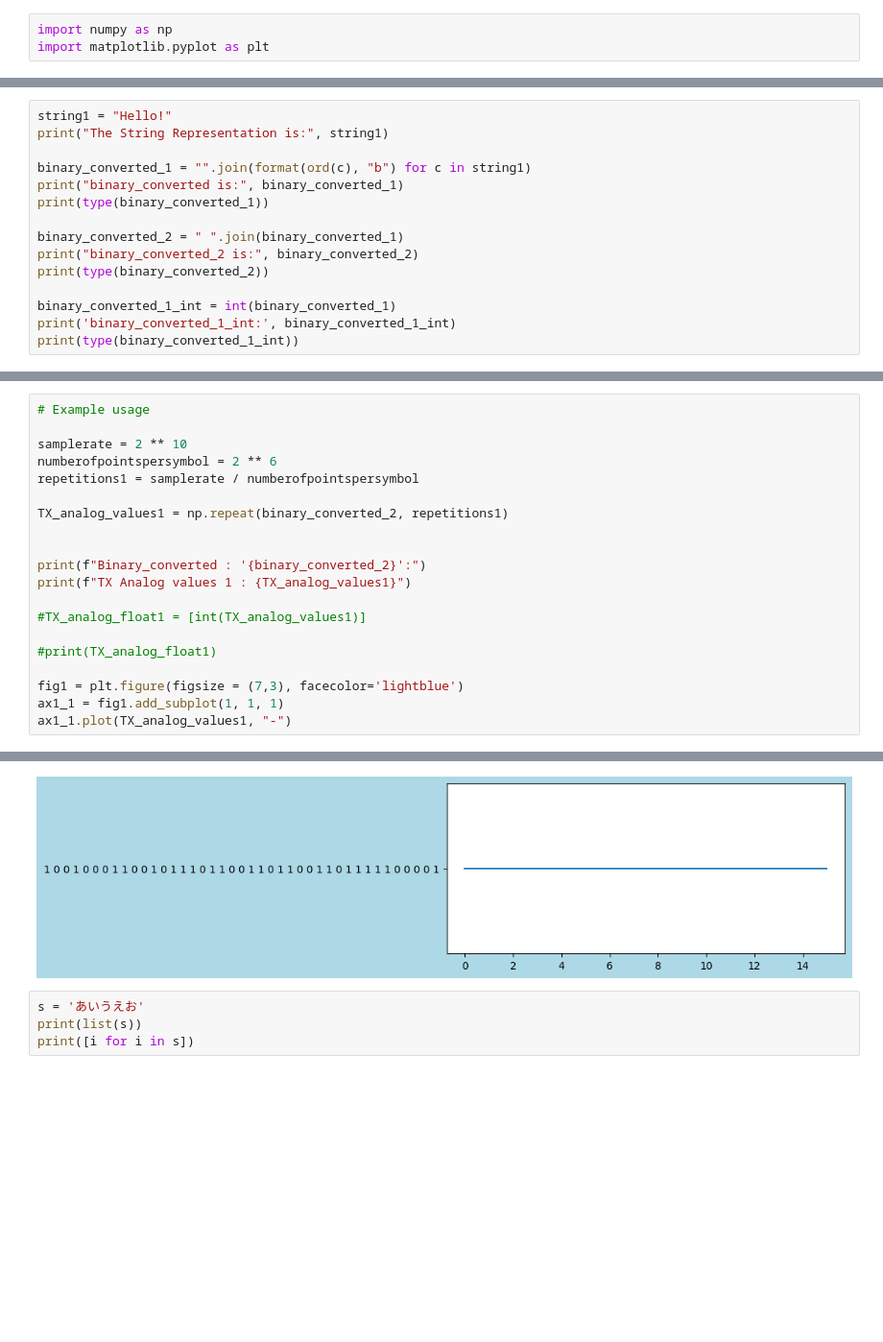
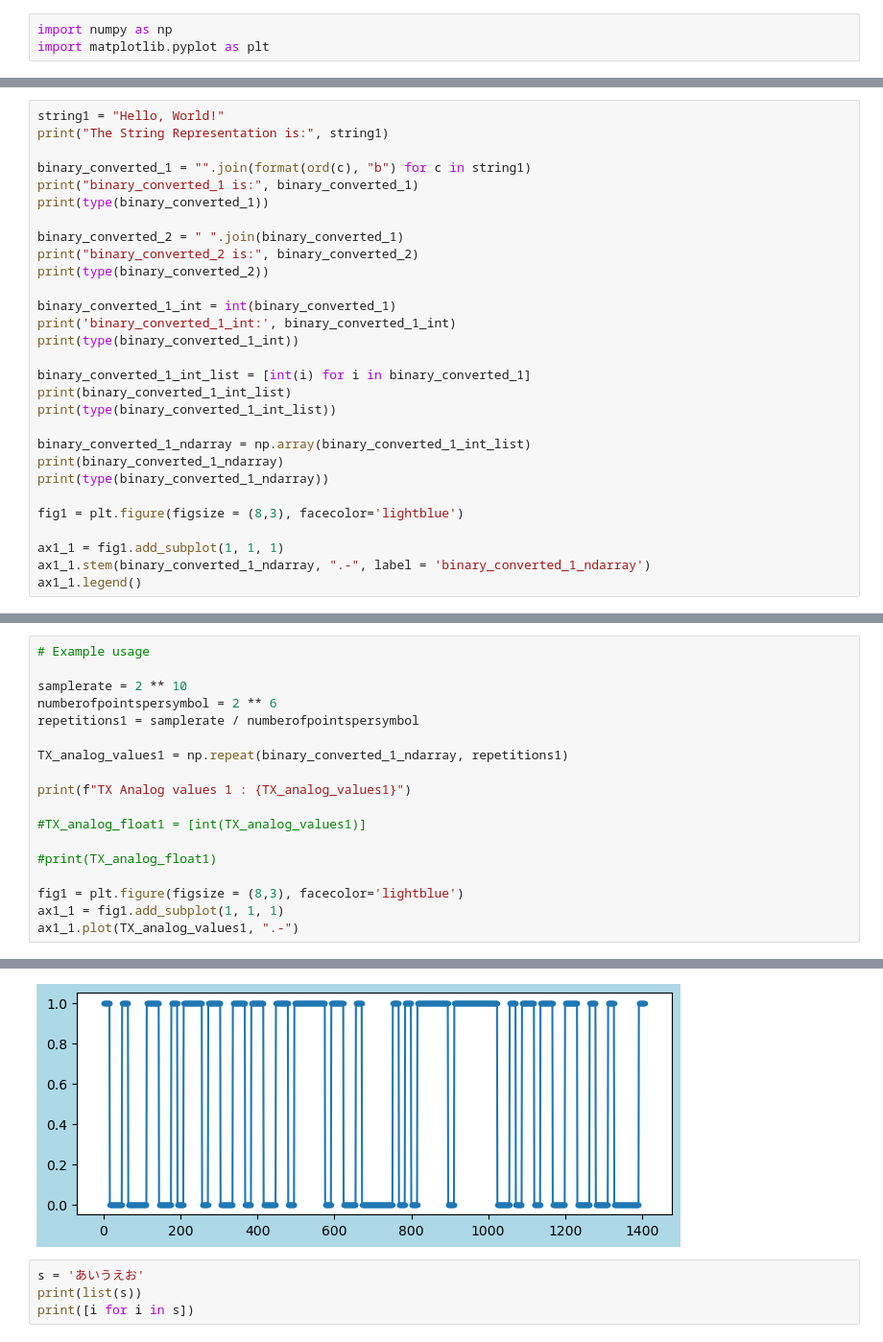
Before and after one commit to tacticstactics/Random_signal_generator, a Jupyter notebook: text_to_binary-1.ipynb, the cells around one changed output, grey strips where cells are left out. Shown at 96% size. Drawn from its saved outputs; the diff is of its cells as text; blank space fills up the shorter version.

```diff
--- a/text_to_binary-1.ipynb
+++ b/text_to_binary-1.ipynb
@@ -51,9 +51,9 @@ Original string: Hello, World!
 # %%
-string1 = "Hello!"
+string1 = "Hello, World!"
 print("The String Representation is:", string1)
 
 binary_converted_1 = "".join(format(ord(c), "b") for c in string1)
-print("binary_converted is:", binary_converted_1)
+print("binary_converted_1 is:", binary_converted_1)
 print(type(binary_converted_1))
 
 binary_converted_2 = " ".join(binary_converted_1)
@@ -63,4 +63,18 @@ print(type(binary_converted_2))
 binary_converted_1_int = int(binary_converted_1)
 print('binary_converted_1_int:', binary_converted_1_int)
 print(type(binary_converted_1_int))
+
+binary_converted_1_int_list = [int(i) for i in binary_converted_1]
+print(binary_converted_1_int_list)
+print(type(binary_converted_1_int_list))
+
+binary_converted_1_ndarray = np.array(binary_converted_1_int_list)
+print(binary_converted_1_ndarray)
+print(type(binary_converted_1_ndarray))
+
+fig1 = plt.figure(figsize = (8,3), facecolor='lightblue')
+
+ax1_1 = fig1.add_subplot(1, 1, 1)
+ax1_1.stem(binary_converted_1_ndarray, ".-", label = 'binary_converted_1_ndarray')
+ax1_1.legend()
 # %% [output]
@@ -78,17 +100,15 @@ samplerate = 2 ** 10
 numberofpointspersymbol = 2 ** 6
 repetitions1 = samplerate / numberofpointspersymbol
 
-TX_analog_values1 = np.repeat(binary_converted_2, repetitions1)
+TX_analog_values1 = np.repeat(binary_converted_1_ndarray, repetitions1)
 
-
-print(f"Binary_converted : '{binary_converted_2}':")
 print(f"TX Analog values 1 : {TX_analog_values1}")
 
 #TX_analog_float1 = [int(TX_analog_values1)]
 
 #print(TX_analog_float1)
 
-fig1 = plt.figure(figsize = (7,3), facecolor='lightblue')
+fig1 = plt.figure(figsize = (8,3), facecolor='lightblue')
 ax1_1 = fig1.add_subplot(1, 1, 1)
-ax1_1.plot(TX_analog_values1, "-")
+ax1_1.plot(TX_analog_values1, ".-")
 # %% [output]
@@ -112,5 +116,5 @@ TX Analog values 1 : ['1 0 0 1 0 0 0 1 1 0 0 1 0 1 1 1 0 1 1 0 0 1 1 0 1 1 0 0 1
 [<matplotlib.lines.Line2D at 0x...>]
-[figure, old version]
+[figure, new version]
 # %%
 s = 'あいうえお'
 print(list(s))
```
Also changed, not shown: parts of 4 cells of this notebook, 1 other file.
